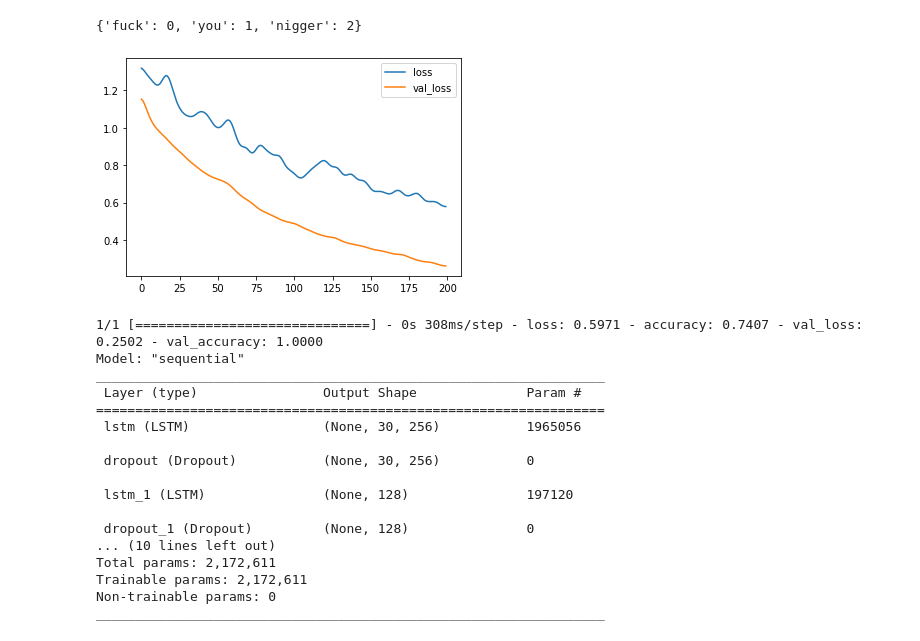
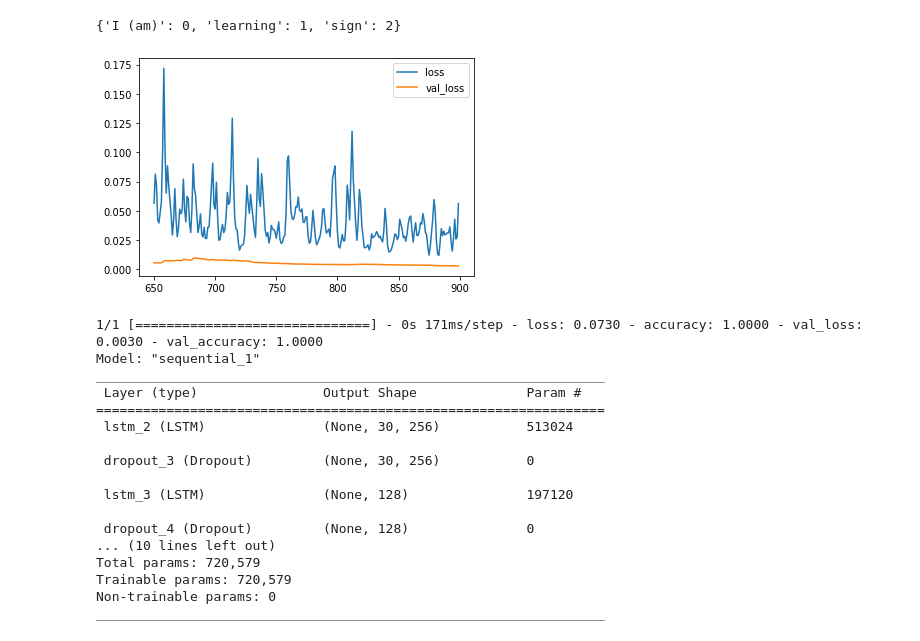
Before and after one commit to M-Enderle/Sign-language, a Jupyter notebook: train.ipynb, the cells around one changed output. Cells and saved outputs as stored; diff of their text form; code cells hidden in the pictures.

```diff
--- a/train.ipynb
+++ b/train.ipynb
@@ -19,7 +19,7 @@ val_split = 0.25
 # %%
 # create a list of all subfolders
 actions = []
-for file in os.listdir("Data"):
+for file in os.listdir("MP_Data"):
     if os.path.isdir(os.path.join("MP_Data", file)):
         actions.append(file)
 
@@ -28,16 +28,15 @@ actions = np.array(actions)
 label_map = {label:num for num, label in enumerate(actions)}
 label_map
 # %% [output]
-{'fuck': 0, 'you': 1, 'nigger': 2}
+{'I (am)': 0, 'learning': 1, 'sign': 2}
 # %%
-no_sequences = 30
+no_sequences = 5
 sequence_length = 30
-start_folder = 30
-DATA_PATH = os.path.join('Data')
+DATA_PATH = os.path.join('MP_Data')
 
 sequences, labels = [], []
 for action in actions:
-    for sequence in range(1, no_sequences+1):
+    for sequence in range(0, no_sequences):
         window = list(np.load(os.path.join(DATA_PATH, action, str(sequence) + ".npy")))
         sequences.append(window)
         labels.append(label_map[action])
@@ -82,38 +81,38 @@ tb_callback = TensorBoard(log_dir=log_dir)
 early__stopping = tf.keras.callbacks.EarlyStopping(monitor='val_loss', patience=50, mode="min", min_delta=0.001)
 # %%
 model = Sequential()
-model.add(LSTM(256, return_sequences=True, activation='selu', kernel_initializer='lecun_normal', input_shape=(30,1662)))
+model.add(LSTM(256, return_sequences=True, activation='selu', kernel_initializer='lecun_normal', input_shape=(30,244)))
 model.add(Dropout(0.4))
 model.add(LSTM(128, return_sequences=False, activation='selu', kernel_initializer='lecun_normal'))
 model.add(Dropout(0.2))
 model.add(Dense(64, activation='selu', kernel_initializer='lecun_normal'))
 model.add(Dropout(0.1))
 model.add(Dense(32, activation='selu', kernel_initializer='lecun_normal'))
 model.add(Dense(actions.shape[0], activation='softmax'))
 
 from tensorflow.keras.optimizers import SGD
 opt = SGD(lr=0.0001)
 
 model.compile(optimizer=opt, loss="categorical_crossentropy", metrics=['accuracy'])
-model.fit(X_train, y_train, epochs=200, callbacks=[plot_losses, tb_callback], verbose=1, validation_split=val_split)
+model.fit(X_train, y_train, epochs=900, callbacks=[plot_losses, tb_callback], verbose=1, validation_split=val_split)
 model.summary()
 # %% [output]
-[figure, old version]
+[figure, new version]
-1/1 [==============================] - 0s 308ms/step - loss: 0.5971 - accuracy: 0.7407 - val_loss: 0.2502 - val_accuracy: 1.0000
-Model: "sequential"
+1/1 [==============================] - 0s 171ms/step - loss: 0.0730 - accuracy: 1.0000 - val_loss: 0.0030 - val_accuracy: 1.0000
+Model: "sequential_1"
 _________________________________________________________________
  Layer (type)                Output Shape              Param #
 =================================================================
- lstm (LSTM)                 (None, 30, 256)           1965056
+ lstm_2 (LSTM)               (None, 30, 256)           513024
 
- dropout (Dropout)           (None, 30, 256)           0
+ dropout_3 (Dropout)         (None, 30, 256)           0
 
- lstm_1 (LSTM)               (None, 128)               197120
+ lstm_3 (LSTM)               (None, 128)               197120
 
- dropout_1 (Dropout)         (None, 128)               0
+ dropout_4 (Dropout)         (None, 128)               0
 ... (10 lines left out)
-Total params: 2,172,611
-Trainable params: 2,172,611
+Total params: 720,579
+Trainable params: 720,579
 Non-trainable params: 0
 _________________________________________________________________
 # %%
```
Also changed, not shown: parts of 4 cells of this notebook, 3 other files.
